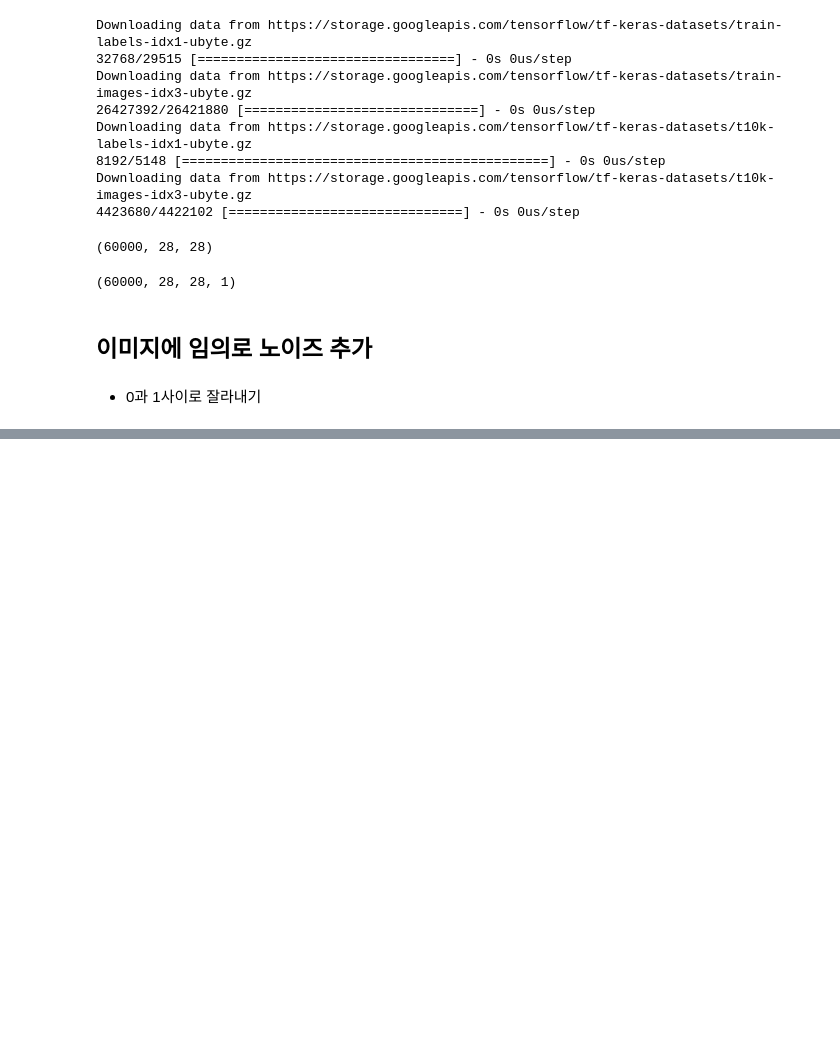
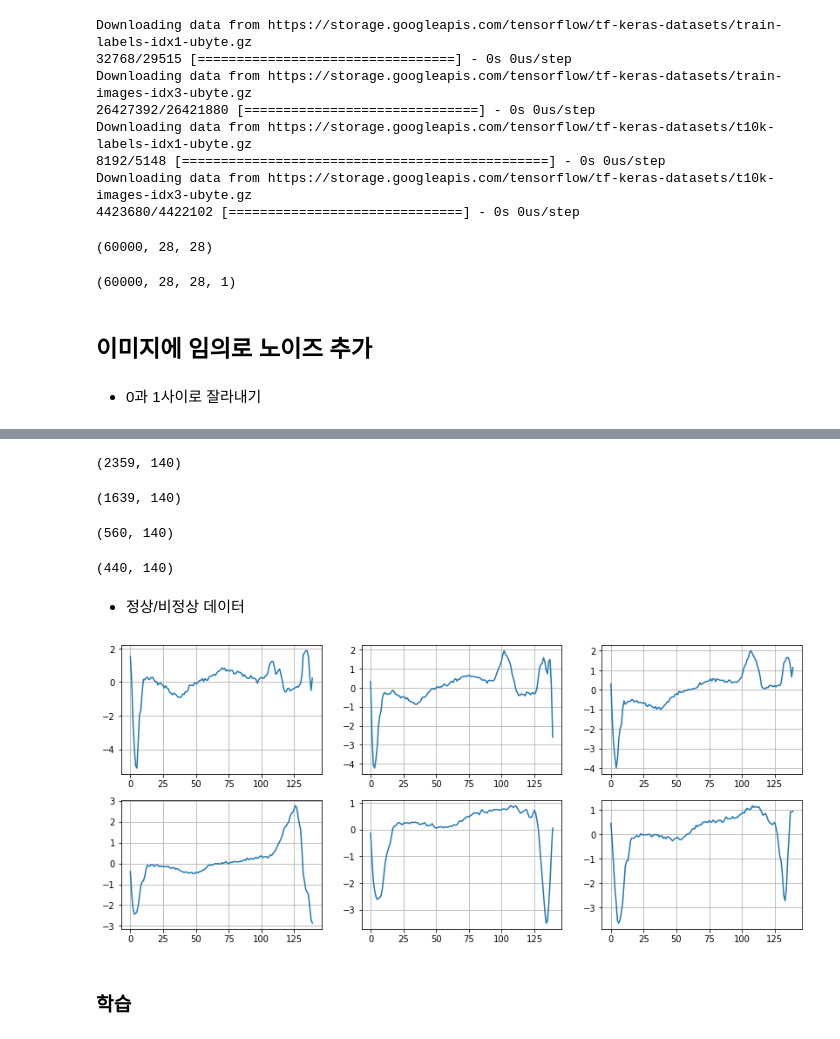
Before and after one commit to PingPingE/Deeplearning_with_Keras, a Jupyter notebook: day11.ipynb, the cells around one changed output, grey strips where cells are left out. Drawn from its saved outputs; the diff is of its cells as text; code cells hidden in the pictures; blank space fills up the shorter version.

```diff
--- a/day11.ipynb
+++ b/day11.ipynb
@@ -190,0 +232,3 @@ for i in range(10):
+# %%
+from sklearn.model_selection import train_test_split
+X_train, X_test, y_train, y_test = train_test_split(data, labels, test_size=0.2, random_state= 21)
@@ -190,0 +312,42 @@ for i in range(10):
+# %%
+y_train = y_train.astype(bool)  # 0은 false, 1은 true로 변환
+# %%
+normal_train_data =X_train[y_train] # 정상
+normal_train_data.shape
+# %% [output]
+(2359, 140)
+# %%
+anomalous_train_data = X_train[~y_train] # 비정상
+anomalous_train_data.shape
+# %% [output]
+(1639, 140)
+# %%
+y_test = y_test.astype(bool)
+normal_test_data =X_test[y_test] # 정상
+normal_test_data.shape
+# %% [output]
+(560, 140)
+# %%
+anomalous_test_data = X_test[~y_test] # 비정상
+anomalous_test_data.shape
+# %% [output]
+(440, 140)
+# %% [markdown]
+- 정상/비정상 데이터
+# %%
+import matplotlib.pyplot as plt
+import numpy as np
+
+plt.figure(figsize=(14, 6))
+for i in range(3):
+  plt.subplot(2, 3, (i+1))
+  plt.grid()
+  plt.plot(np.arange(140), normal_train_data[i] )
+
+  plt.subplot(2, 3, (i+1+3))
+  plt.grid()
+  plt.plot(np.arange(140), anomalous_train_data[i] )
+# %% [output]
+[figure, added]
+# %% [markdown]
+### 학습
```
Also changed, not shown: parts of 30 cells of this notebook.
